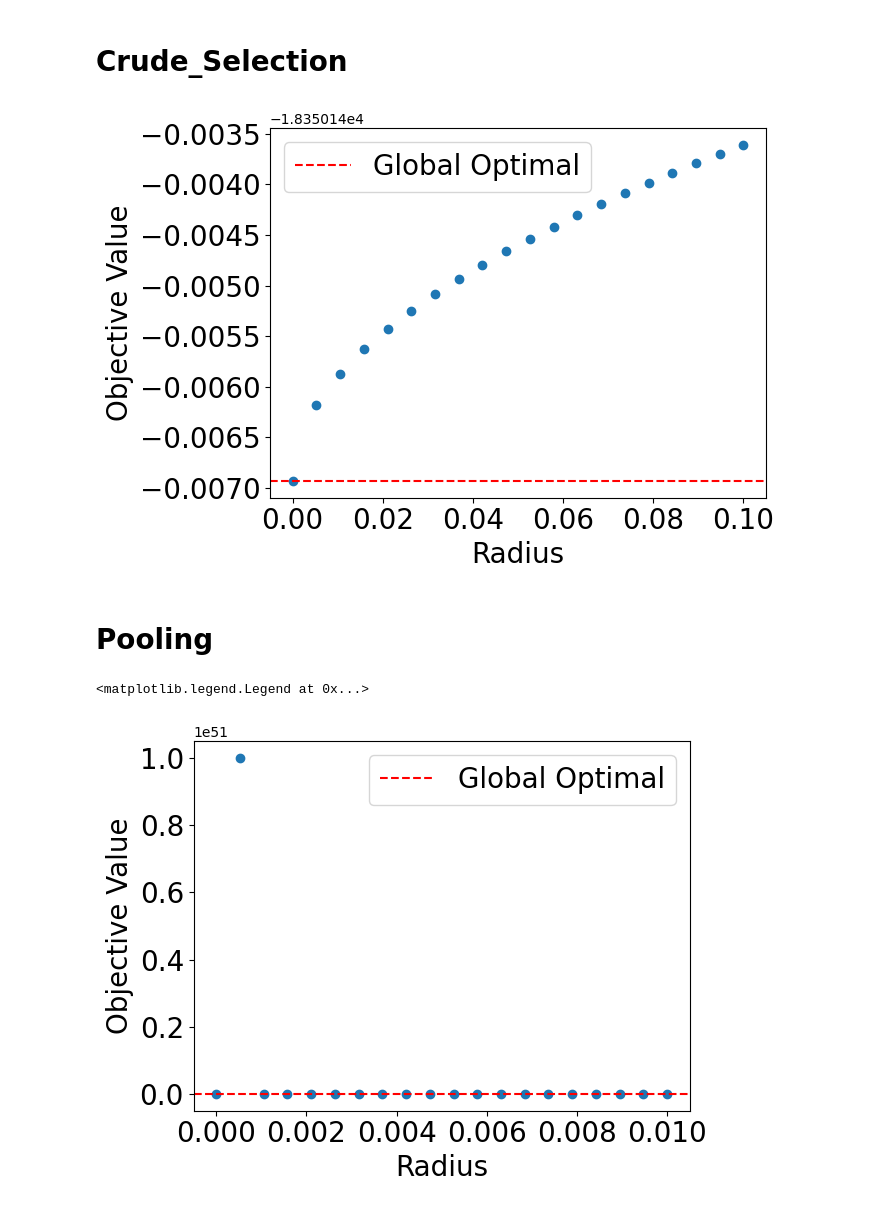
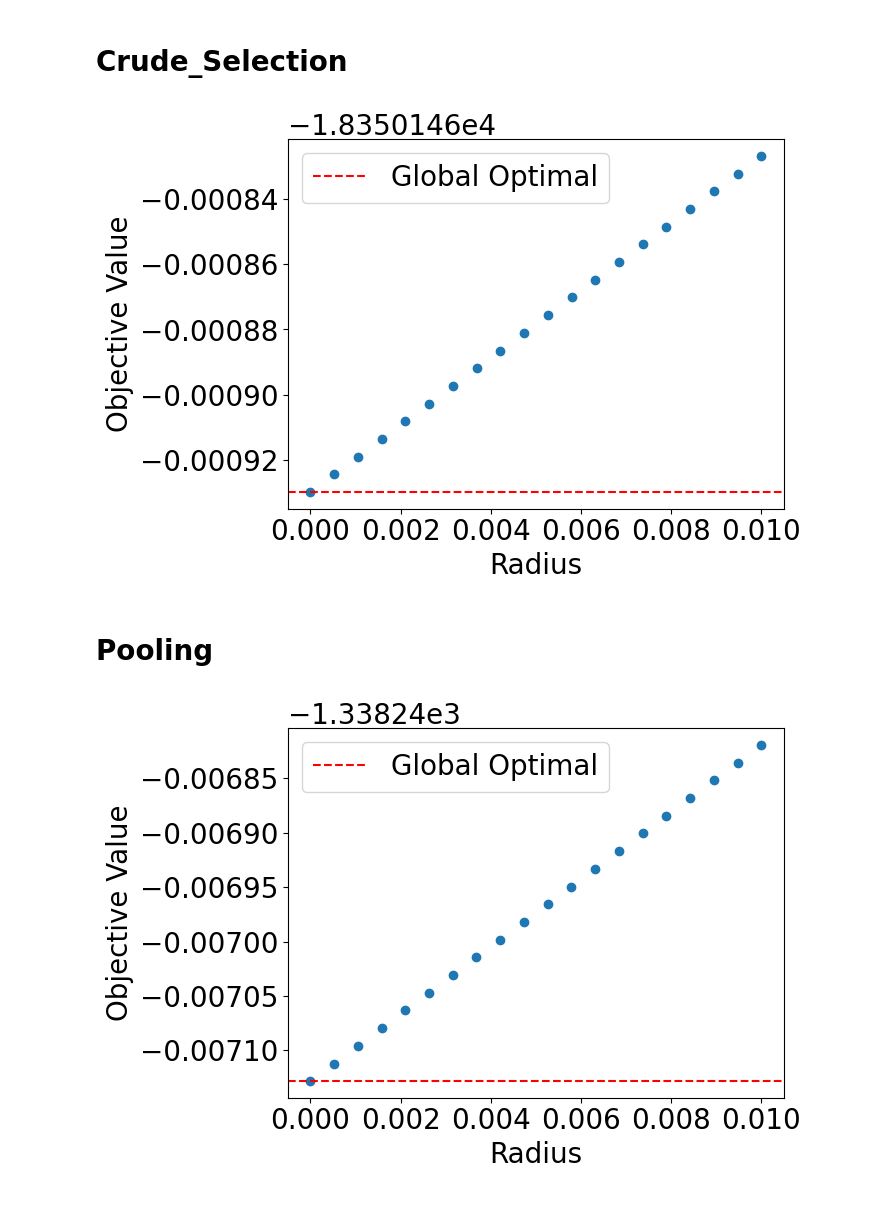
Before and after one commit to yship1002/decomp, a Jupyter notebook: graphing/Radius_Plot.ipynb, the cells around one changed output. Saved outputs shown, nothing was run; the diff lists cells and outputs as text; code cells hidden in the pictures.

```diff
--- a/graphing/Radius_Plot.ipynb
+++ b/graphing/Radius_Plot.ipynb
@@ -5,7 +5,7 @@ from NSPLIB.src.instances.crude_selection.crude_selection import const_model
 from src.models.cz_model import CaoZavalaModel, CaoZavalaAlgo
 import cProfile
 import numpy as np
-radius=np.linspace(0,0.1,20)
+radius=np.linspace(0,0.01,20)
 objs=[]
 for r in radius:
     sto_m = const_model()
@@ -43,7 +43,7 @@ for r in radius:
         crude_sol['crudeQuantity[4]'] = 56.18456149457359
         crude_sol['crudeQuantity[8]'] = 162.2466500589715
         crude_sol['crudeQuantity[10]'] = 18.848116800048512
-        return sum((model.y[i]-crude_sol[i])**2 for i in crude_sol) >= r
+        return sum((model.y[i]-crude_sol[i])**2 for i in crude_sol) >= r*r
 
     m.origin_model.total_y_equals_100 = Constraint(rule=total_y_equals_100_rule)
     from pyomo.opt import SolverFactory
@@ -56,11 +56,12 @@ plt.xlabel('Radius', fontsize=20)
 plt.ylabel('Objective Value', fontsize=20)
 plt.xticks(fontsize=20)
 plt.yticks(fontsize=20)
+plt.gca().yaxis.offsetText.set_fontsize(20)
 plt.axhline(y=-18350.146929611754, color='red', linestyle='--', label='Global Optimal')
 plt.legend(fontsize=20)
 plt.show()
 # %% [output]
-[figure, old version]
+[figure, new version]
 # %% [markdown]
 # Pooling
 # %%
@@ -69,6 +70,7 @@ from src.models.cz_model import CaoZavalaModel, CaoZavalaAlgo
 from pyomo.environ import SolverFactory
 from pyomo.environ import value
 import numpy as np
+import matplotlib.pyplot as plt
 radius=np.linspace(0,0.01,20) #used for radius plot
 objs=[]
 cutoff=0. # trick to speed up baron
@@ -110,37 +112,37 @@ for r in radius:
     updated_y_bound['A[5]']=(244.5,246)
     updated_y_bound['S[1]']=(246.5,247.5)
     updated_y_bound['S[2]']=(0,0)
     updated_y_bound['S[3]']=(0,0)
     updated_y_bound['S[4]']=(499,500)
     m.update_y_bound(updated_y_bound)
     from pyomo.environ import Constraint
     def total_y_equals_100_rule(model):
         pooling_sol = {
             'A[1]': 300.0, 'A[2]': 201.92127476313524, 'A[3]': 0.0, 'A[4]': 0.0, 'A[5]': 245.18105081826008,
             'S[1]': 247.10232558139526, 'S[2]': 0.0, 'S[3]': 0.0, 'S[4]': 500.0
         }
-        return sum((model.y[i]-pooling_sol[i])**2 for i in pooling_sol) >= r
+        return sum((model.y[i]-pooling_sol[i])**2 for i in pooling_sol) >= r*r
     # alg = CaoZavalaAlgo(m, solver='baron')
     # alg.solve(max_iter=1e8, max_time=3600*24, tol=1e-3,ubd_midpt_fix=0,ubd_local_solve=0,ubd_provided=-1338.2471283376406)
 
     m.origin_model.total_y_equals_100 = Constraint(rule=total_y_equals_100_rule)
 
     solver = SolverFactory('baron')
     solver.options['MaxTime'] = 3600*24
     solver.options['EpsA'] = 1e-6
     solver.options["CutOff"]=cutoff
     results=solver.solve(m.origin_model)
     objs.append(results["Problem"][0]["Upper bound"])
     cutoff=results["Problem"][0]["Upper bound"]
 import matplotlib.pyplot as plt
-
-plt.scatter(radius, objs, marker='o')
-plt.xlabel('Radius',fontsize=20)
-plt.ylabel('Objective Value',fontsize=20)
+plt.scatter(radius, objs)
+plt.xlabel('Radius', fontsize=20)
+plt.ylabel('Objective Value', fontsize=20)
 plt.xticks(fontsize=20)
 plt.yticks(fontsize=20)
+plt.gca().yaxis.offsetText.set_fontsize(20)
 plt.axhline(y=-1338.2471283376406, color='red', linestyle='--', label='Global Optimal')
 plt.legend(fontsize=20)
+plt.show()
 # %% [output]
-<matplotlib.legend.Legend at 0x...>
-[figure, old version]
+[figure, new version]
```
Also changed, not shown: 31 other files.
